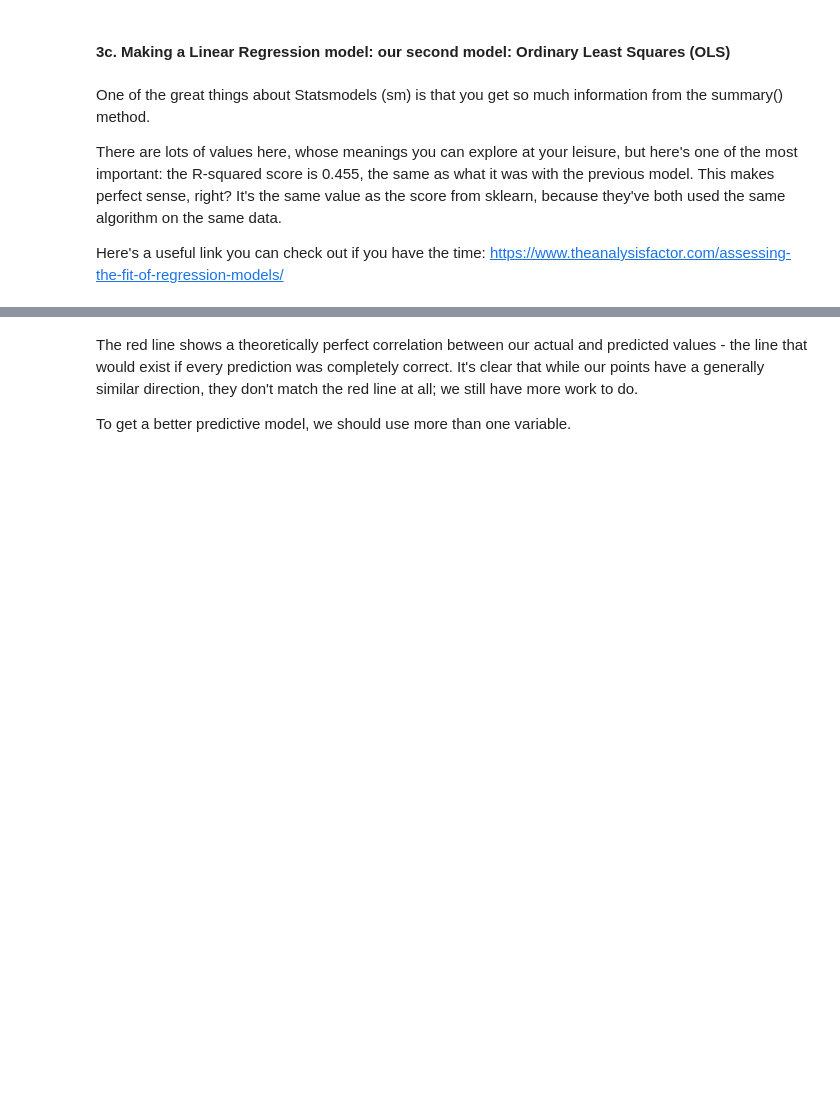
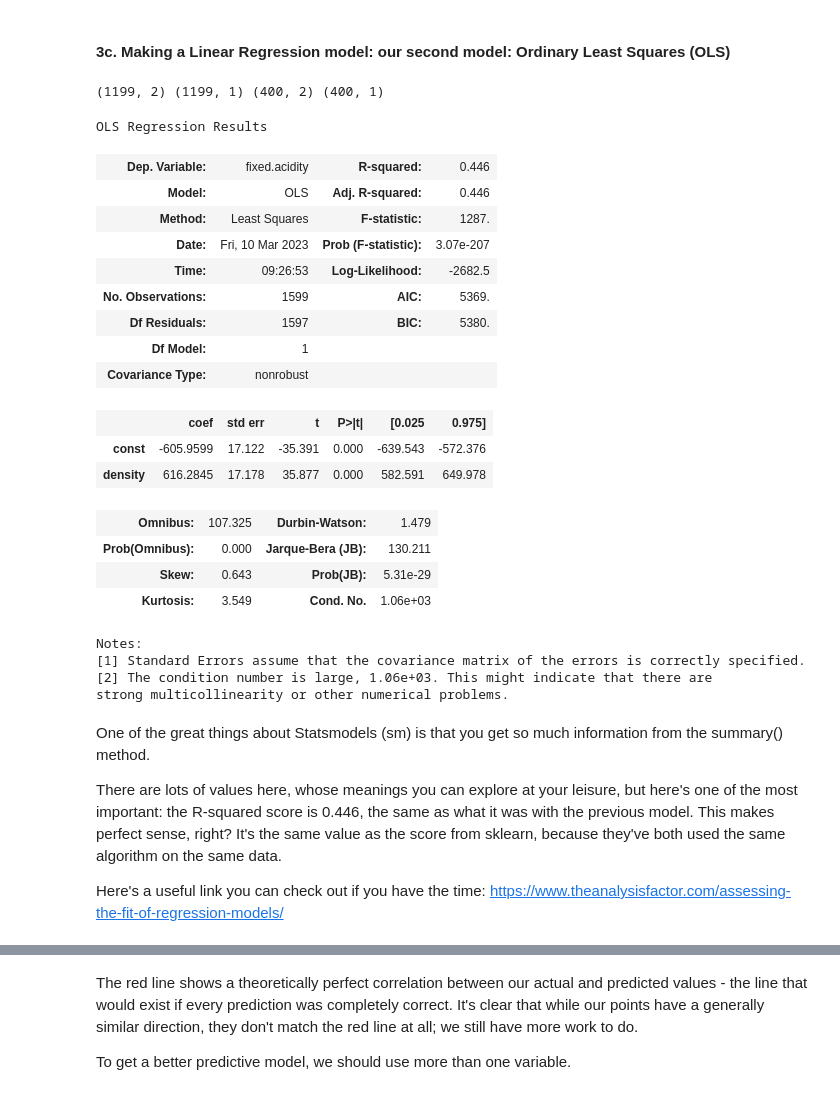
Before and after one commit to BrettlyCD/linear-regression, a Jupyter notebook: Springboard Regression Case Study - the Red Wine Dataset - Tier 3.ipynb, the cells around one changed output, grey strips where cells are left out. Cells and saved outputs as stored; diff of their text form; code cells hidden in the pictures; blank space fills up the shorter version.

```diff
--- a/Springboard Regression Case Study - the Red Wine Dataset - Tier 3.ipynb
+++ b/Springboard Regression Case Study - the Red Wine Dataset - Tier 3.ipynb
@@ -347,8 +347,11 @@ _ _ _
 # %%
 # The rest of the preparation is as before.
-_ _ _
+y = wine[['fixed.acidity']]
 
 # Split the data using train_test_split()
-_ _ _
+X_train, X_test, y_train, y_test = train_test_split(X, y, test_size=0.25, random_state=42)
+print(X_train.shape, y_train.shape, X_test.shape, y_test.shape)
+# %% [output]
+(1199, 2) (1199, 1) (400, 2) (400, 1)
 # %%
 # Create the model
@@ -359,10 +362,32 @@ _ _ _
 # %%
 # Evaluate the model with .summary()
-_ _ _
+results.summary()
+# %% [output]
+OLS Regression Results
+| Dep. Variable: | fixed.acidity | R-squared: | 0.446 |
+| Model: | OLS | Adj. R-squared: | 0.446 |
+| Method: | Least Squares | F-statistic: | 1287. |
+| Date: | Fri, 10 Mar 2023 | Prob (F-statistic): | 3.07e-207 |
+| Time: | 09:26:53 | Log-Likelihood: | -2682.5 |
+| No. Observations: | 1599 | AIC: | 5369. |
+| Df Residuals: | 1597 | BIC: | 5380. |
+| Df Model: | 1 |  |  |
+| Covariance Type: | nonrobust |  |  |
+|  | coef | std err | t | P>|t| | [0.025 | 0.975] |
+| const | -605.9599 | 17.122 | -35.391 | 0.000 | -639.543 | -572.376 |
+| density | 616.2845 | 17.178 | 35.877 | 0.000 | 582.591 | 649.978 |
+| Omnibus: | 107.325 | Durbin-Watson: | 1.479 |
+| Prob(Omnibus): | 0.000 | Jarque-Bera (JB): | 130.211 |
+| Skew: | 0.643 | Prob(JB): | 5.31e-29 |
+| Kurtosis: | 3.549 | Cond. No. | 1.06e+03 |
+Notes:
+[1] Standard Errors assume that the covariance matrix of the errors is correctly specified.
+[2] The condition number is large, 1.06e+03. This might indicate that there are
+strong multicollinearity or other numerical problems.
 # %% [markdown]
 One of the great things about Statsmodels (sm) is that you get so much information from the summary() method.
 
-There are lots of values here, whose meanings you can explore at your leisure, but here's one of the most important: the R-squared score is 0.455, the same as what it was with the previous model. This makes perfect sense, right? It's the same value as the score from sklearn, because they've both used the same algorithm on the same data.
+There are lots of values here, whose meanings you can explore at your leisure, but here's one of the most important: the R-squared score is 0.446, the same as what it was with the previous model. This makes perfect sense, right? It's the same value as the score from sklearn, because they've both used the same algorithm on the same data.
 
 Here's a useful link you can check out if you have the time: https://www.theanalysisfactor.com/assessing-the-fit-of-regression-models/
 # %%
```
Also changed, not shown: parts of 4 cells of this notebook.
